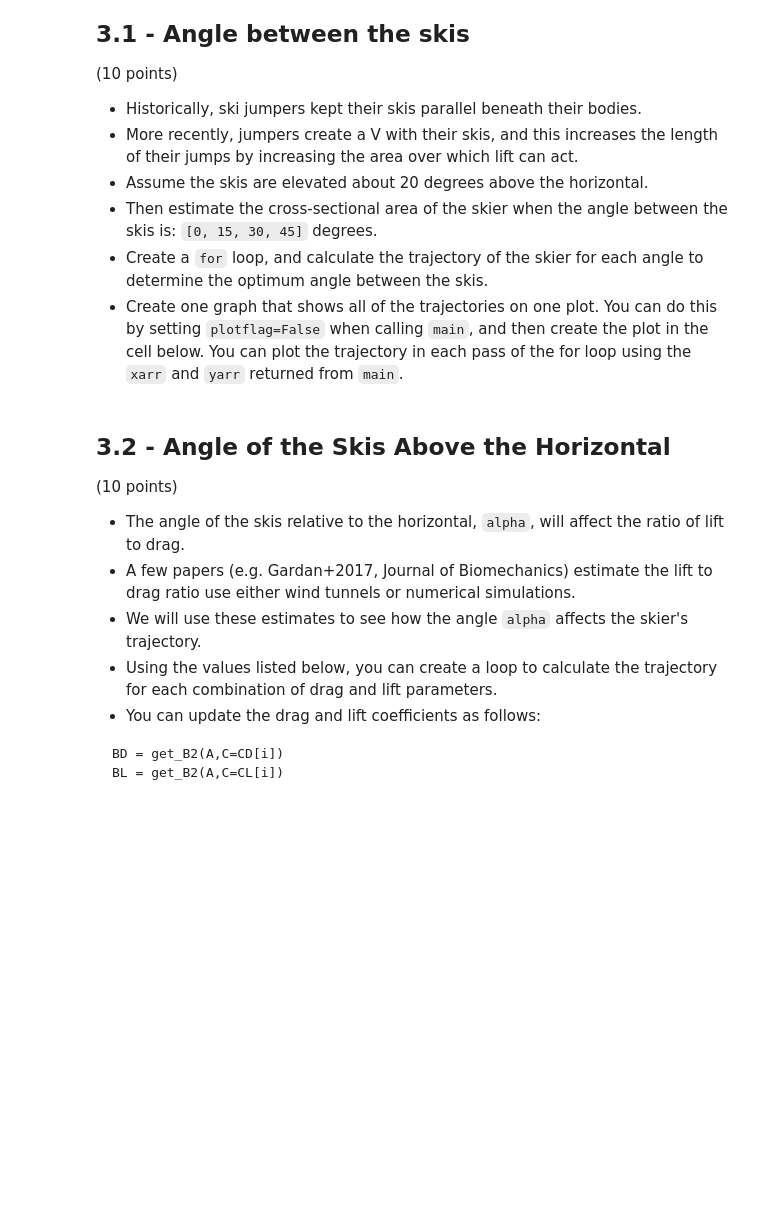
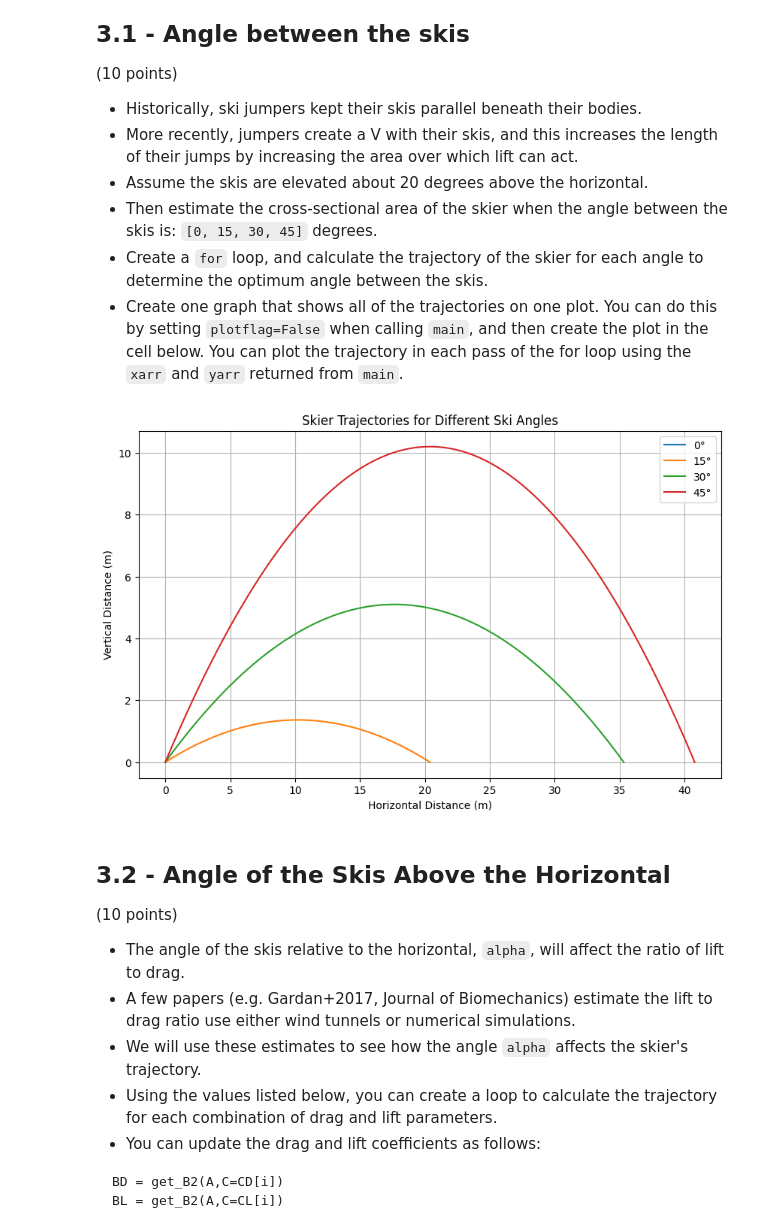
Before and after one commit to TmTrojcak/Computational_Physics, a Jupyter notebook: Tyler_Trojcak_PHYS250_midterm_project_2025.ipynb, the cells around one changed output. Saved outputs shown, nothing was run; the diff lists cells and outputs as text; code cells hidden in the pictures; blank space fills up the shorter version.

```diff
--- a/Tyler_Trojcak_PHYS250_midterm_project_2025.ipynb
+++ b/Tyler_Trojcak_PHYS250_midterm_project_2025.ipynb
@@ -566,6 +718,43 @@ BL = get_B2(A, C=CL)
 * Then estimate the cross-sectional area of the skier when the angle between the skis is: `[0, 15, 30, 45]` degrees.
 * Create a `for` loop, and calculate the trajectory of the skier for each angle to determine the optimum angle between the skis.
 * Create one graph that shows all of the trajectories on one plot.  You can do this by setting `plotflag=False` when calling `main`, and then create the plot in the cell below.  You can plot the trajectory in each pass of the for loop using the `xarr` and `yarr` returned from `main`.
+# %%
+initial_speed = 20  # m/s (example value)
+g = 9.81  # acceleration due to gravity (m/s^2)
+
+# Angles in degrees
+angles = [0, 15, 30, 45]  # ski angles in degrees
+
+# Prepare the plot
+plt.figure(figsize=(10, 6))
+
+# Loop through each angle
+for angle_degrees in angles:
+    # Convert angle to radians
+    theta = np.radians(angle_degrees)
+
+    # Calculate the time of flight
+    time_of_flight = 2 * initial_speed * np.sin(theta) / g
+
+    # Create time intervals
+    t = np.linspace(0, time_of_flight, num=500)
+
+    # Calculate trajectory
+    x = initial_speed * np.cos(theta) * t
+    y = initial_speed * np.sin(theta) * t - 0.5 * g * t**2
+
+    # Plot trajectory
+    plt.plot(x, y, label=f"{angle_degrees}°")
+
+# Customize the plot
+plt.title("Skier Trajectories for Different Ski Angles")
+plt.xlabel("Horizontal Distance (m)")
+plt.ylabel("Vertical Distance (m)")
+plt.legend()
+plt.grid()
+plt.show()
+# %% [output]
+[figure, added]
 # %% [markdown]
 ## 3.2 - Angle of the Skis Above the Horizontal
 
```
Also changed, not shown: parts of 16 cells of this notebook.
